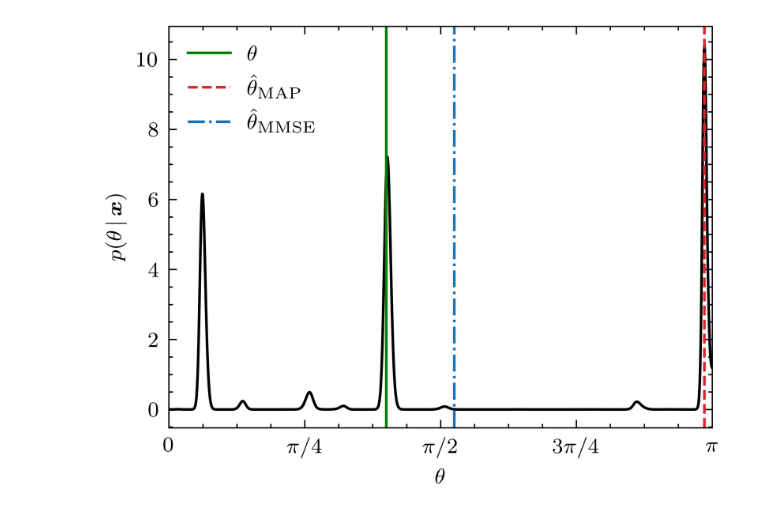
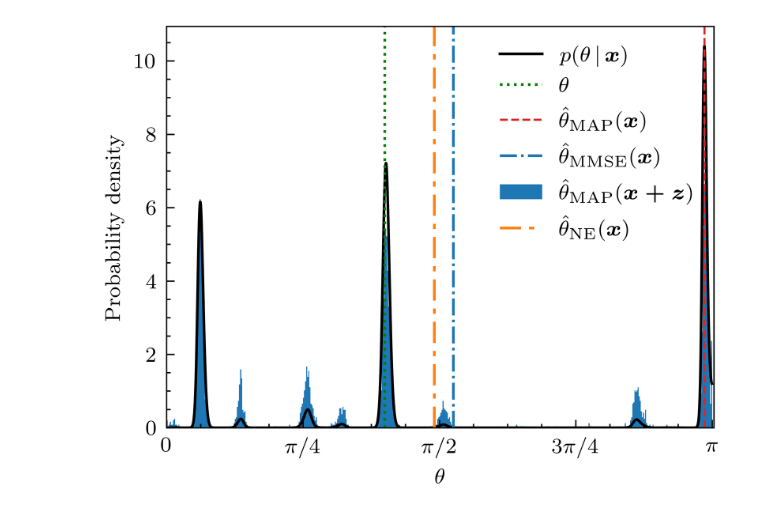
Before and after one commit to resonance-dfb/SSR-Kalman, a Jupyter notebook: 加权最小二乘Fig1.ipynb, the cells around one changed output. Drawn from its saved outputs; the diff is of its cells as text; code cells hidden in the pictures.

```diff
--- a/加权最小二乘Fig1.ipynb
+++ b/加权最小二乘Fig1.ipynb
@@ -10,7 +10,7 @@ G = 2048
 phi = torch.linspace(0.0, math.pi, G + 2)[1:-1]     # open interval (0, pi)
 S = torch.cos(phi[:, None] * n)                     # (G, N), rows = s(phi)
 s2 = (S**2).sum(dim=1)                              # ||s(phi)||^2
-plt.rcParams.update({"font.size": 8, "axes.grid": True, "grid.alpha": 0.3})
+plt.rcParams.update({"font.size": 8, "axes.grid": False})
 
 # %% [2] Model + the two estimators
 def sigma_of(snr_db):                               # gamma = 1/(2 sigma_v^2)
@@ -51,7 +51,7 @@ def theta_map(x, iters=6):                          # Eq. (grid) + safeguarded E
 snr_a, th_a = -4.0, 0.40 * math.pi
 X = sample_data(torch.full((2000,), th_a), snr_a, seed=1)
 m = theta_map(X)
-i = (m - th_a).abs().argmax()                       # most severe outlier in the batch
+i = (m - th_a).abs().argmax()  # most severe outlier in the batch
 x_a = X[i:i+1]
 map_a, mmse_a = m[i].item(), theta_mmse(x_a, snr_a).item()
 post_a = posterior(x_a, snr_a)[0]
@@ -61,7 +61,7 @@ print(f"(a) true={th_a:.4f}  MAP={map_a:.4f}  MMSE={mmse_a:.4f}")
 snr_b, th_b = 0.0, 0.40 * math.pi
 X = sample_data(torch.full((2000,), th_b), snr_b, seed=2)
 m, mm = theta_map(X), theta_mmse(X, snr_b)
-hit = (m - th_b).abs() < 0.5 * math.pi / N          # main lobe correctly resolved
+hit = (m - th_b).abs() < 0.5 * math.pi / N  # main lobe correctly resolved
 gap = torch.where(hit, (mm - m).abs(), torch.zeros_like(m))
 i = gap.argmax()
 x_b = X[i:i+1]
@@ -75,6 +75,7 @@ T = 2000
 mse_map, mse_mmse = [], []
 for k, s_db in enumerate(snr_grid.tolist()):
     th = math.pi * torch.rand(T, generator=torch.Generator().manual_seed(500 + k))
+    ##T=2000 times true theta
     x = sample_data(th, s_db, seed=900 + k)
     mse_map.append(((theta_map(x) - th) ** 2).mean().item())
     mse_mmse.append(((theta_mmse(x, s_db) - th) ** 2).mean().item())
@@ -186,40 +242,51 @@ import scienceplots
 # 全局学术样式配置 (SciencePlots + IEEE 规范)
 # -------------------------------------------------------------------------
 plt.style.use(['science', 'ieee'])
 mpl.rcParams['font.serif'] = ['Times New Roman']
 mpl.rcParams['figure.dpi'] = 1000
 mpl.rcParams['axes.unicode_minus'] = False
 
 # 如果开启了 usetex，确保导入 amsmath 以支持 \boldsymbol
 mpl.rcParams['text.latex.preamble'] = r'\usepackage{amsmath}'
 
 # 定义符合 IEEE 单栏论文的标准尺寸
 FIG_SIZE = (3.3, 2.5)
 fig_a, ax_a = plt.subplots(figsize=FIG_SIZE, constrained_layout=True)
 
 # 显式关闭网格线
 ax_a.grid(False)
+ax_a.tick_params(
+    axis="both",
+    which="both",
+    top=False,
+    right=False
+)
+# 绘制后验概率密度
+ax_a.plot(phi.numpy(), post_a.numpy(),ls="-", color="k",label=r"$p(\theta\,|\,\boldsymbol{x})$")
 
-# 绘制后验概率密度
-ax_a.plot(phi.numpy(), post_a.numpy(), color="k")
+# 绘制四条垂直线
+ax_a.axvline(th_a, ls=":", c="g", lw=1, label=r"$\theta$")
 
-# 绘制三条垂直线
-ax_a.axvline(th_a, ls="-", c="g", lw=1, label=r"$\theta$")
+ax_a.axvline(map_a, c="tab:red", ls="--", lw=0.8, label=r"$\hat\theta_{\mathrm{MAP}}(\boldsymbol{x})$")
 
-ax_a.axvline(map_a, c="tab:red", ls="--", lw=1, label=r"$\hat\theta_{\mathrm{MAP}}$")
+ax_a.axvline(mmse_a, c="tab:blue", ls="-.", lw=1, label=r"$\hat\theta_{\mathrm{MMSE}}(\boldsymbol{x})$")
 
-ax_a.axvline(mmse_a, c="tab:blue", ls="-.", lw=1, label=r"$\hat\theta_{\mathrm{MMSE}}$")
+# 噪声增强估计 (noise-enhanced estimate, Eq. (theta_ne))
+ax_a.hist(th_pert.numpy(), bins=512, range=(0.0, math.pi), density=True,
+          color="tab:blue", label=r"$\hat\theta_{\mathrm{MAP}}(\boldsymbol{x+z})$")
+ax_a.axvline(ne_a, c="tab:orange", ls=(0, (8, 3, 2, 3)), lw=1, label=r"$\hat\theta_{\mathrm{NE}}(\boldsymbol{x})$")
 # -------------------------------------------------------------------------
 
 # 坐标轴与刻度设置
-ax_a.set(xlabel=r"$\theta$", ylabel=r"$p(\theta\,|\,\boldsymbol{x})$", xlim=(0, math.pi))
+ax_a.set(xlabel=r"$\theta$", ylabel=r"Probability density", xlim=(0, math.pi+0.01))
 
 pi_ticks_4 = [0, math.pi/4, math.pi/2, 3*math.pi/4, math.pi]
 pi_labels_4 = [r'$0$', r'$\pi/4$', r'$\pi/2$', r'$3\pi/4$', r'$\pi$']
 ax_a.set_xticks(pi_ticks_4)
 ax_a.set_xticklabels(pi_labels_4)
-ax_a.legend(loc="upper left")
+ax_a.legend(loc="upper right")
 plt.show()
-fig_a.savefig("D:/加权最小二乘/Fig1.pdf", dpi=1000)
+fig_a.savefig("Fig1.pdf", dpi=1000)   # was: D:/加权最小二乘/Fig1.pdf
+fig_a.savefig("Fig1.png", dpi=300)    # quick-look raster copy
 # %% [output]
-[figure, old version]
+[figure, new version]
```
Also changed, not shown: parts of 3 cells of this notebook.
